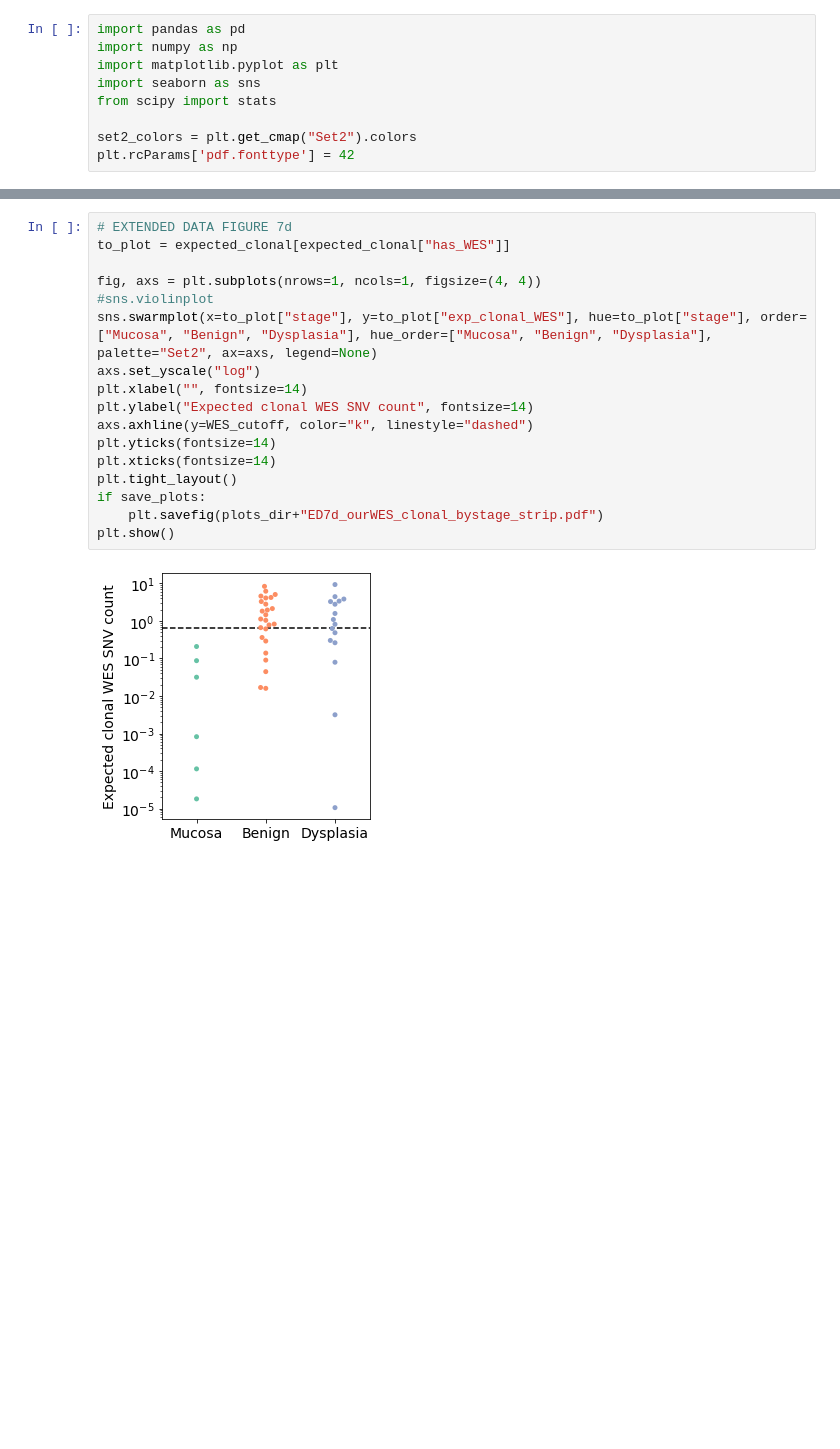
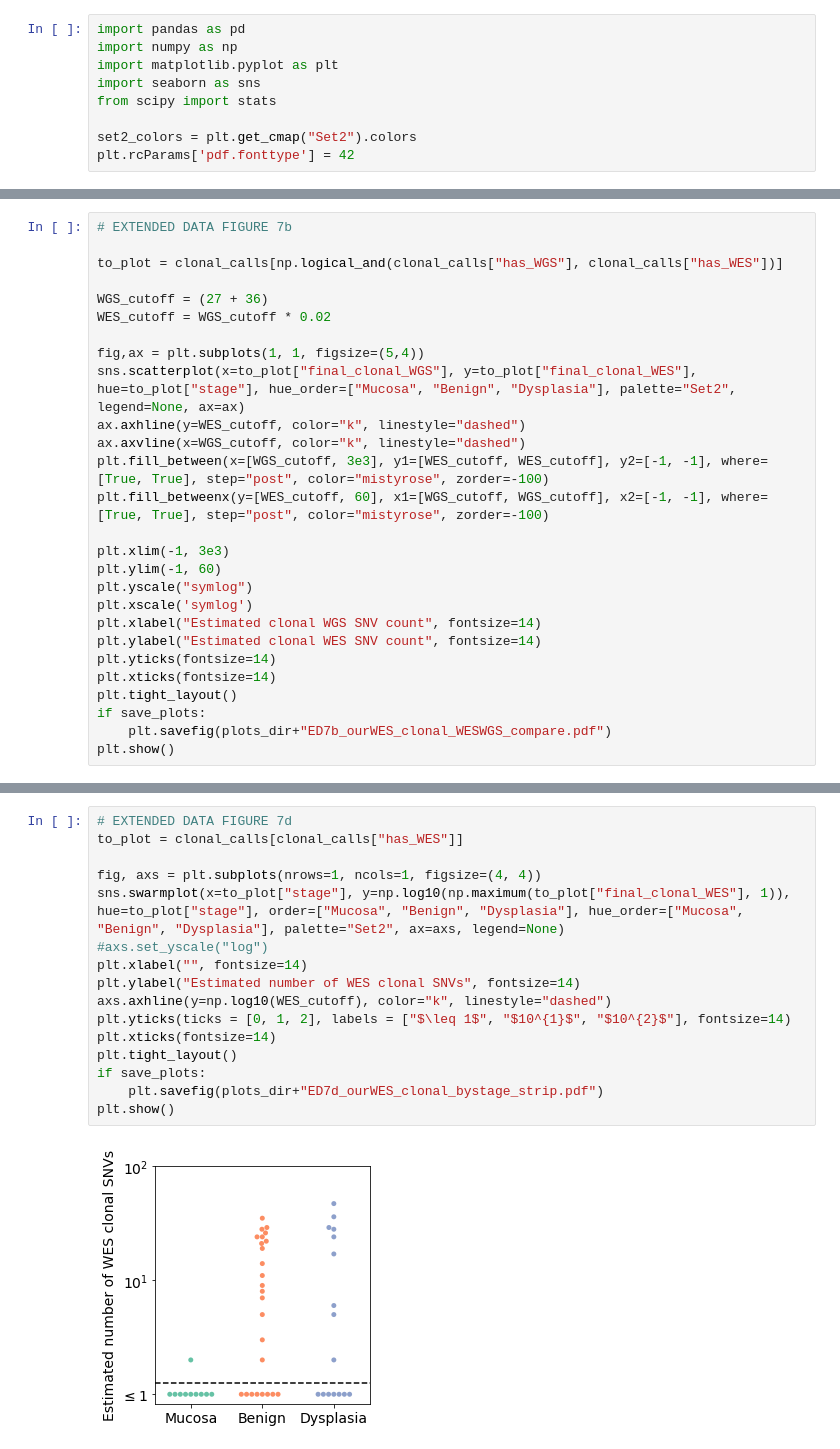
Before and after one commit to cancersysbio/HTAN-FAP, a Jupyter notebook: figures/extended_data/extended_data_figure7.ipynb, the cells around one changed output, grey strips where cells are left out. Cells and saved outputs as stored; diff of their text form; blank space fills up the shorter version.

```diff
--- a/figures/extended_data/extended_data_figure7.ipynb
+++ b/figures/extended_data/extended_data_figure7.ipynb
@@ -86,0 +62,27 @@ plt.show()
+# %%
+# EXTENDED DATA FIGURE 7b
+
+to_plot = clonal_calls[np.logical_and(clonal_calls["has_WGS"], clonal_calls["has_WES"])]
+
+WGS_cutoff = (27 + 36)
+WES_cutoff = WGS_cutoff * 0.02
+
+fig,ax = plt.subplots(1, 1, figsize=(5,4))
+sns.scatterplot(x=to_plot["final_clonal_WGS"], y=to_plot["final_clonal_WES"], hue=to_plot["stage"], hue_order=["Mucosa", "Benign", "Dysplasia"], palette="Set2", legend=None, ax=ax)
+ax.axhline(y=WES_cutoff, color="k", linestyle="dashed")
+ax.axvline(x=WGS_cutoff, color="k", linestyle="dashed")
+plt.fill_between(x=[WGS_cutoff, 3e3], y1=[WES_cutoff, WES_cutoff], y2=[-1, -1], where=[True, True], step="post", color="mistyrose", zorder=-100)
+plt.fill_betweenx(y=[WES_cutoff, 60], x1=[WGS_cutoff, WGS_cutoff], x2=[-1, -1], where=[True, True], step="post", color="mistyrose", zorder=-100)
+
+plt.xlim(-1, 3e3)
+plt.ylim(-1, 60)
+plt.yscale("symlog")
+plt.xscale('symlog')
+plt.xlabel("Estimated clonal WGS SNV count", fontsize=14)
+plt.ylabel("Estimated clonal WES SNV count", fontsize=14)
+plt.yticks(fontsize=14)
+plt.xticks(fontsize=14)
+plt.tight_layout()
+if save_plots:
+    plt.savefig(plots_dir+"ED7b_ourWES_clonal_WESWGS_compare.pdf")
+plt.show()
@@ -114,22 +119,21 @@ plt.show()
 # %%
 # EXTENDED DATA FIGURE 7d
-to_plot = expected_clonal[expected_clonal["has_WES"]]
+to_plot = clonal_calls[clonal_calls["has_WES"]]
 
 fig, axs = plt.subplots(nrows=1, ncols=1, figsize=(4, 4))
-#sns.violinplot
-sns.swarmplot(x=to_plot["stage"], y=to_plot["exp_clonal_WES"], hue=to_plot["stage"], order=["Mucosa", "Benign", "Dysplasia"], hue_order=["Mucosa", "Benign", "Dysplasia"], palette="Set2", ax=axs, legend=None)
-axs.set_yscale("log")
+sns.swarmplot(x=to_plot["stage"], y=np.log10(np.maximum(to_plot["final_clonal_WES"], 1)), hue=to_plot["stage"], order=["Mucosa", "Benign", "Dysplasia"], hue_order=["Mucosa", "Benign", "Dysplasia"], palette="Set2", ax=axs, legend=None)
+#axs.set_yscale("log")
 plt.xlabel("", fontsize=14)
-plt.ylabel("Expected clonal WES SNV count", fontsize=14)
-axs.axhline(y=WES_cutoff, color="k", linestyle="dashed")
-plt.yticks(fontsize=14)
+plt.ylabel("Estimated number of WES clonal SNVs", fontsize=14)
+axs.axhline(y=np.log10(WES_cutoff), color="k", linestyle="dashed")
+plt.yticks(ticks = [0, 1, 2], labels = ["$\leq 1$", "$10^{1}$", "$10^{2}$"], fontsize=14)
 plt.xticks(fontsize=14)
 plt.tight_layout()
 if save_plots:
     plt.savefig(plots_dir+"ED7d_ourWES_clonal_bystage_strip.pdf")
 plt.show()
 # %% [output]
-[figure, old version]
+[figure, new version]
 # %%
 # EXTENDED DATA FIGURE 7e
 
```
Also changed, not shown: parts of 8 cells of this notebook, 2 other files.
